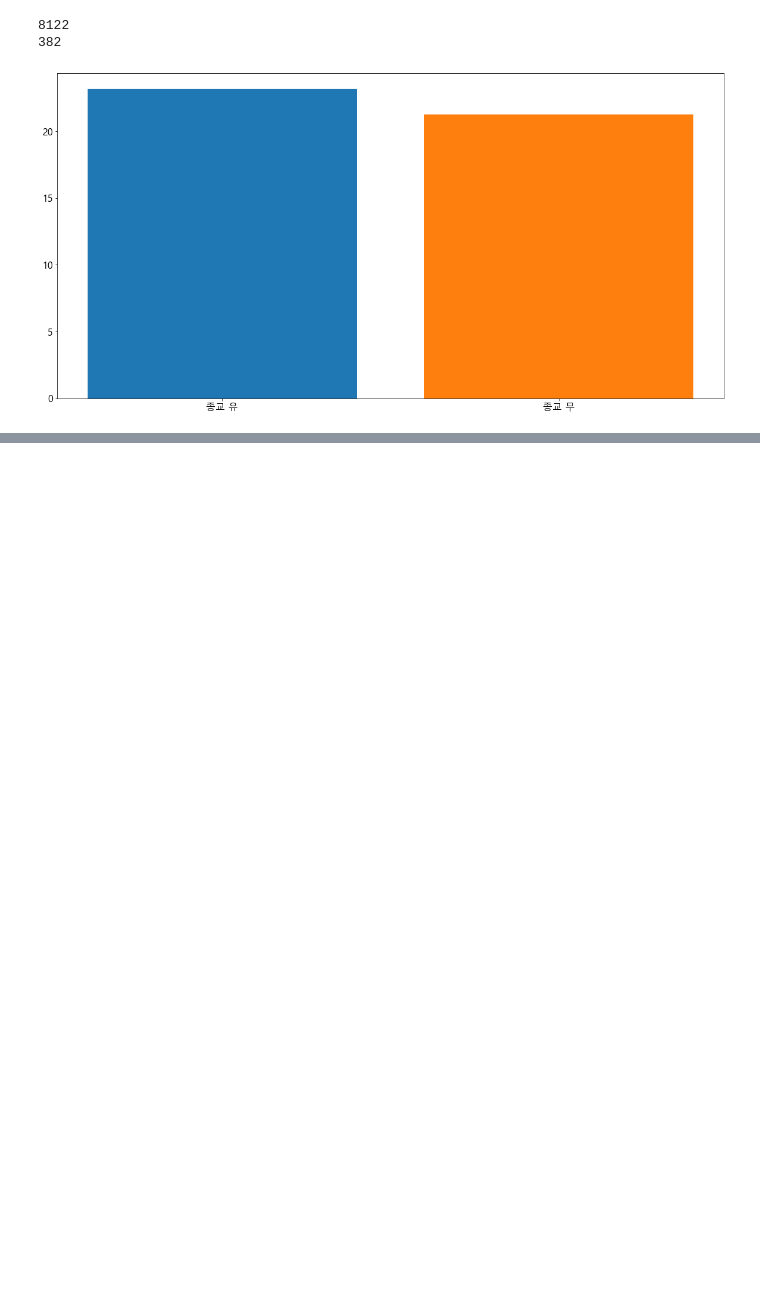
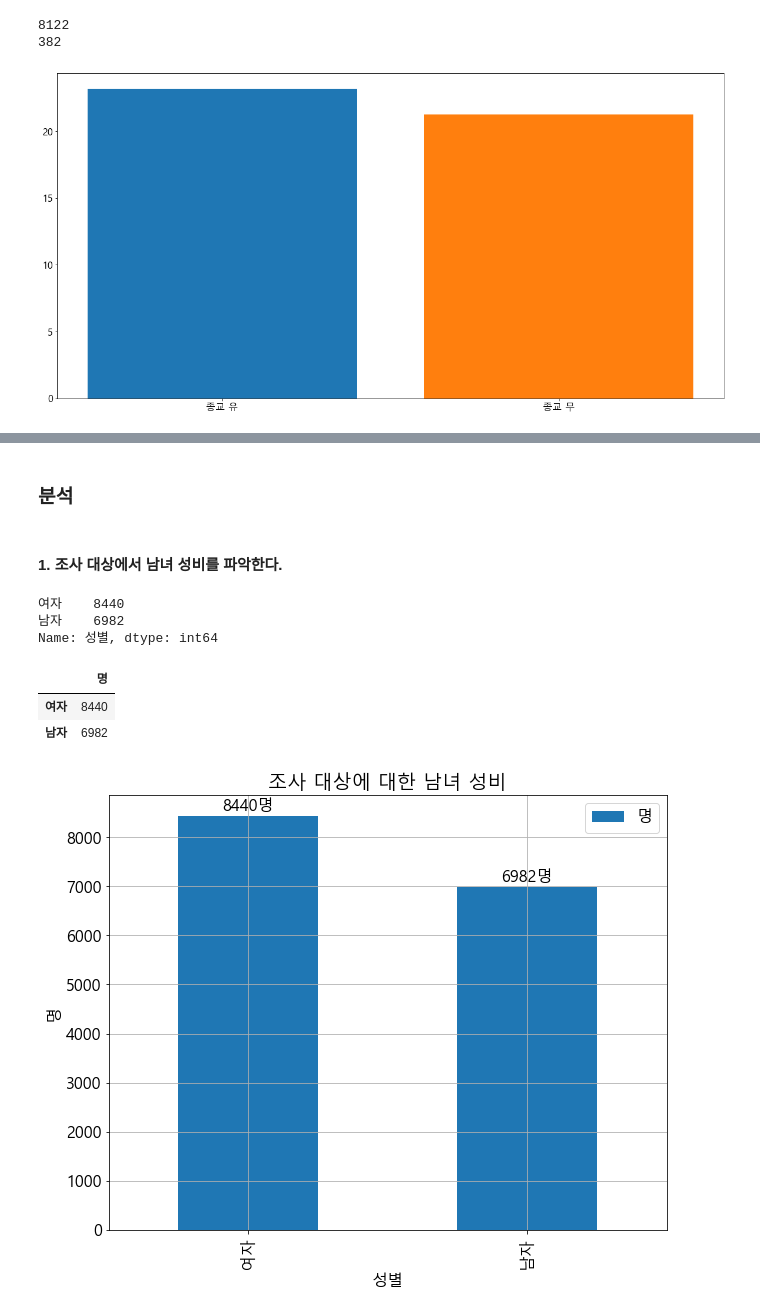
Before and after one commit to dch9610/Deep_Analysis, a Jupyter notebook: 1주차 과제/한국복지패널_데이터분석(21.02.02).ipynb, the cells around one changed output, grey strips where cells are left out. Cells and saved outputs as stored; diff of their text form; code cells hidden in the pictures; blank space fills up the shorter version.

```diff
--- a/1주차 과제/한국복지패널_데이터분석(21.02.02).ipynb
+++ b/1주차 과제/한국복지패널_데이터분석(21.02.02).ipynb
@@ -217,0 +464,13 @@ plt.show()
+# %%
+map4 ={
+    1 : '서울',
+    2 : '수도권(인천/경기)',
+    3 : '부산/경남/울산',
+    4 : '대구/경북',
+    5 : '대전/충남',
+    6 : '강원/충북',
+    7 : '광주/전남/전북/제주도'
+}
+
+df_copy['지역'] = df_copy['지역'].map(map4)
+df_copy['지역'].value_counts()
@@ -217,0 +495,43 @@ plt.show()
+# %% [markdown]
+### 분석
+# %% [markdown]
+#### 1. 조사 대상에서 남녀 성비를 파악한다.
+# %%
+a1 = df_copy['성별'].value_counts()
+a1
+# %% [output]
+여자    8440
+남자    6982
+Name: 성별, dtype: int64
+# %%
+# 시각화를 위한 데이터 프레임 준비
+df_gender = pd.DataFrame(a1)
+df_gender.columns = ['명']
+df_gender
+# %% [output]
+|  | 명 |
+| 여자 | 8440 |
+| 남자 | 6982 |
+# %%
+df_gender.plot.bar()
+
+# 그래프 제목
+plt.title('조사 대상에 대한 남녀 성비')
+
+# 그리드
+plt.grid()
+
+# 축이름
+plt.xlabel('성별')
+plt.ylabel('명')
+
+# 값표시
+for idx, value in enumerate(df_gender['명']):
+#     print(idx),
+#     print(value)
+    plt.text(idx, value+100, f'{value}명', horizontalalignment='center')
+
+
+plt.show()
+# %% [output]
+[figure, added]
```
Also changed, not shown: parts of 60 cells of this notebook.
